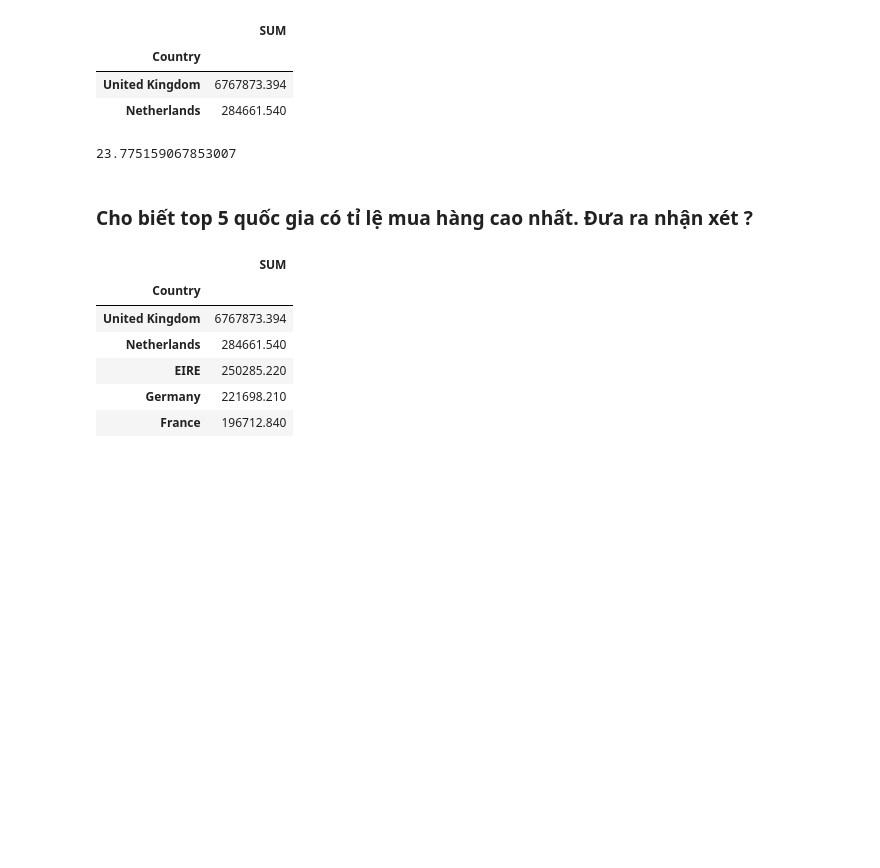
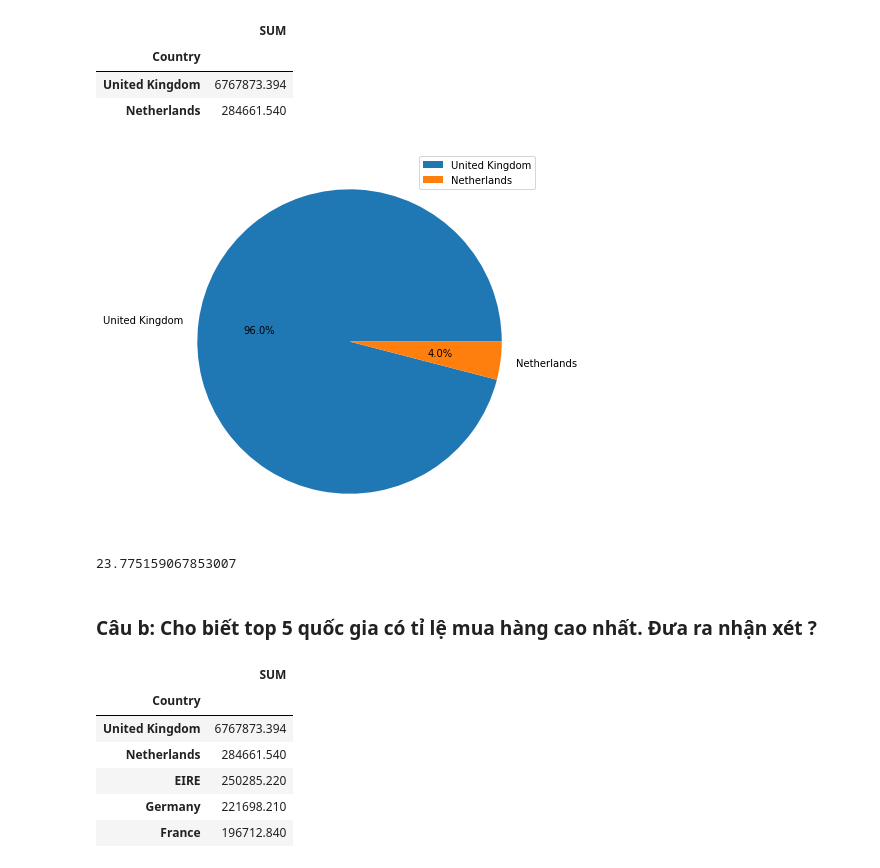
Before and after one commit to PMX120202/Project_Visualization_TQHDL, a Jupyter notebook: Data_Clean.ipynb, the cells around one changed output. Cells and saved outputs as stored; diff of their text form; code cells hidden in the pictures; blank space fills up the shorter version.

```diff
--- a/Data_Clean.ipynb
+++ b/Data_Clean.ipynb
@@ -107,6 +103,15 @@ features[0:2]
 | Country |  |
 | United Kingdom | 6767873.394 |
 | Netherlands | 284661.540 |
+# %%
+labels = 'United Kingdom','Netherlands'
+value = [6767873.394,284661.540]
+plt.figure(figsize=(7,7))
+plt.pie(value, labels= labels, autopct='%1.1f%%')
+plt.legend()
+plt.show()
+# %% [output]
+[figure, added]
 # %%
 features['Percent']= features/features[0:2].sum() *100
 # %%
@@ -119,7 +124,7 @@ ratio
 # %% [output]
 23.775159067853007
 # %% [markdown]
-### Cho biết top 5 quốc gia có tỉ lệ mua hàng cao nhất. Đưa ra nhận xét ?
+### Câu b: Cho biết top 5 quốc gia có tỉ lệ mua hàng cao nhất. Đưa ra nhận xét ?
 # %%
 features= df[['Country', 'SUM']]
 tmp= features.groupby('Country').sum().sort_values('SUM', ascending= False)
```
Also changed, not shown: parts of 9 cells of this notebook, 4 other files.
